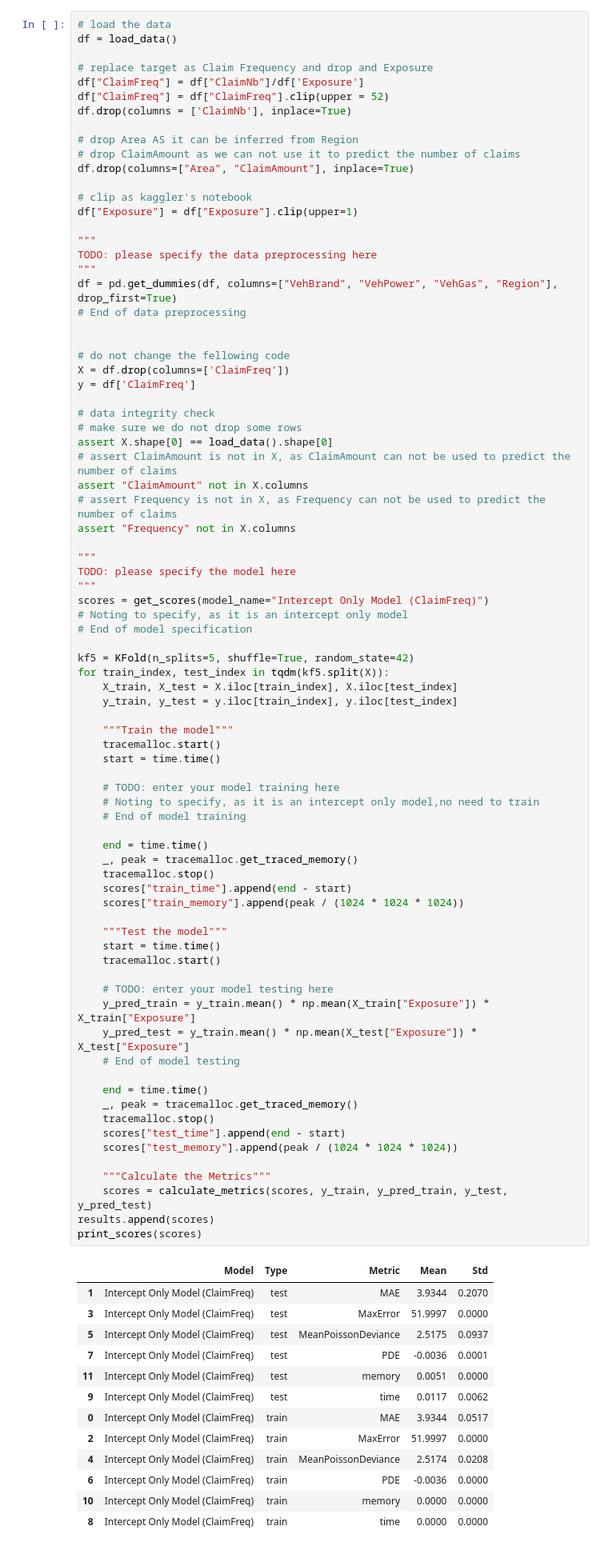
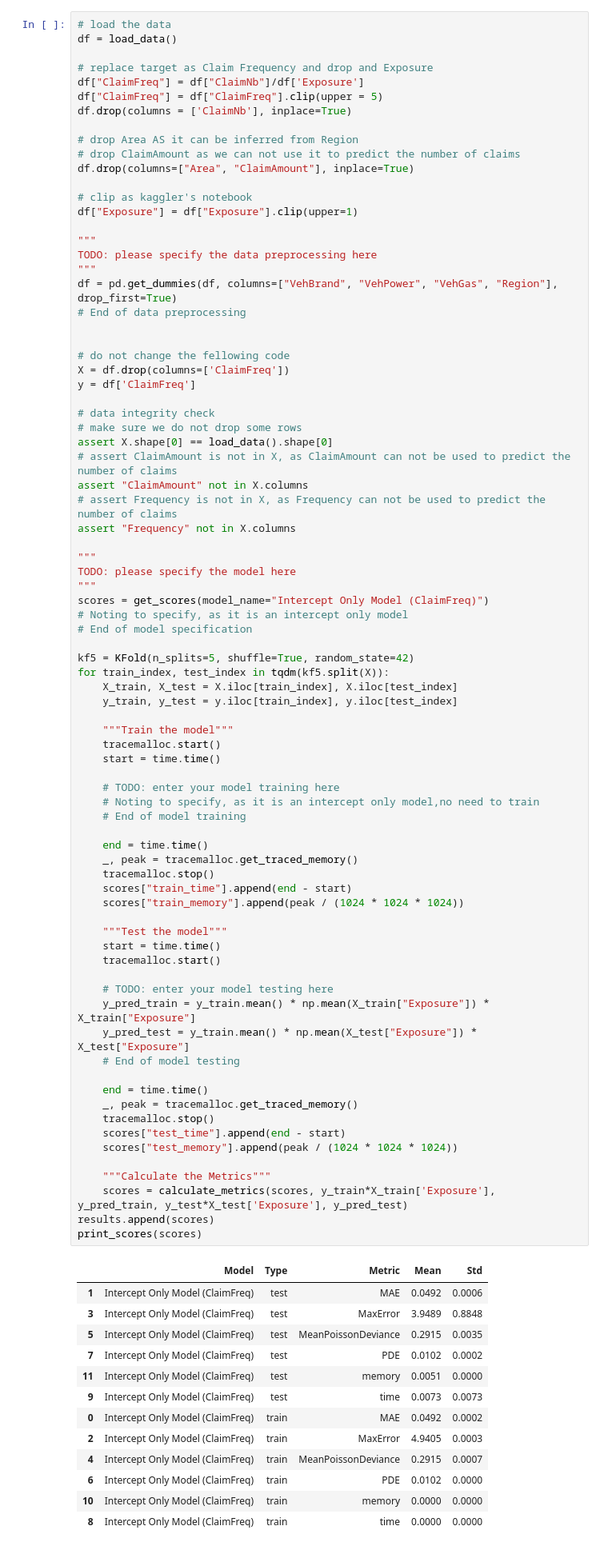
Before and after one commit to yueht23/PGPC2024, a Jupyter notebook: PipeLine_DIR.ipynb, the cells around one changed output. Shown at 80% size. Drawn from its saved outputs; the diff is of its cells as text.

```diff
--- a/PipeLine_DIR.ipynb
+++ b/PipeLine_DIR.ipynb
@@ -182,7 +213,7 @@ df = load_data()
 
 # replace target as Claim Frequency and drop and Exposure
 df["ClaimFreq"] = df["ClaimNb"]/df['Exposure']
-df["ClaimFreq"] = df["ClaimFreq"].clip(upper = 52)
+df["ClaimFreq"] = df["ClaimFreq"].clip(upper = 5)
 df.drop(columns = ['ClaimNb'], inplace=True)
 
 # drop Area AS it can be inferred from Region
@@ -230,44 +261,44 @@ for train_index, test_index in tqdm(kf5.split(X)):
     # TODO: enter your model training here
     # Noting to specify, as it is an intercept only model,no need to train
     # End of model training
 
     end = time.time()
     _, peak = tracemalloc.get_traced_memory()
     tracemalloc.stop()
     scores["train_time"].append(end - start)
     scores["train_memory"].append(peak / (1024 * 1024 * 1024))
 
     """Test the model"""
     start = time.time()
     tracemalloc.start()
 
     # TODO: enter your model testing here
     y_pred_train = y_train.mean() * np.mean(X_train["Exposure"]) * X_train["Exposure"]
     y_pred_test = y_train.mean() * np.mean(X_test["Exposure"]) * X_test["Exposure"]
     # End of model testing
 
     end = time.time()
     _, peak = tracemalloc.get_traced_memory()
     tracemalloc.stop()
     scores["test_time"].append(end - start)
     scores["test_memory"].append(peak / (1024 * 1024 * 1024))
 
     """Calculate the Metrics"""
-    scores = calculate_metrics(scores, y_train, y_pred_train, y_test, y_pred_test)
+    scores = calculate_metrics(scores, y_train*X_train['Exposure'], y_pred_train, y_test*X_test['Exposure'], y_pred_test)
 results.append(scores)
 print_scores(scores)
 # %% [output]
 |  | Model | Type | Metric | Mean | Std |
-| 1 | Intercept Only Model (ClaimFreq) | test | MAE | 3.9344 | 0.2070 |
-| 3 | Intercept Only Model (ClaimFreq) | test | MaxError | 51.9997 | 0.0000 |
-| 5 | Intercept Only Model (ClaimFreq) | test | MeanPoissonDeviance | 2.5175 | 0.0937 |
-| 7 | Intercept Only Model (ClaimFreq) | test | PDE | -0.0036 | 0.0001 |
+| 1 | Intercept Only Model (ClaimFreq) | test | MAE | 0.0492 | 0.0006 |
+| 3 | Intercept Only Model (ClaimFreq) | test | MaxError | 3.9489 | 0.8848 |
+| 5 | Intercept Only Model (ClaimFreq) | test | MeanPoissonDeviance | 0.2915 | 0.0035 |
+| 7 | Intercept Only Model (ClaimFreq) | test | PDE | 0.0102 | 0.0002 |
 | 11 | Intercept Only Model (ClaimFreq) | test | memory | 0.0051 | 0.0000 |
-| 9 | Intercept Only Model (ClaimFreq) | test | time | 0.0117 | 0.0062 |
-| 0 | Intercept Only Model (ClaimFreq) | train | MAE | 3.9344 | 0.0517 |
-| 2 | Intercept Only Model (ClaimFreq) | train | MaxError | 51.9997 | 0.0000 |
-| 4 | Intercept Only Model (ClaimFreq) | train | MeanPoissonDeviance | 2.5174 | 0.0208 |
-| 6 | Intercept Only Model (ClaimFreq) | train | PDE | -0.0036 | 0.0000 |
+| 9 | Intercept Only Model (ClaimFreq) | test | time | 0.0073 | 0.0073 |
+| 0 | Intercept Only Model (ClaimFreq) | train | MAE | 0.0492 | 0.0002 |
+| 2 | Intercept Only Model (ClaimFreq) | train | MaxError | 4.9405 | 0.0003 |
+| 4 | Intercept Only Model (ClaimFreq) | train | MeanPoissonDeviance | 0.2915 | 0.0007 |
+| 6 | Intercept Only Model (ClaimFreq) | train | PDE | 0.0102 | 0.0000 |
 | 10 | Intercept Only Model (ClaimFreq) | train | memory | 0.0000 | 0.0000 |
 | 8 | Intercept Only Model (ClaimFreq) | train | time | 0.0000 | 0.0000 |
 # %% [markdown]
```
Also changed, not shown: parts of 14 cells of this notebook.
